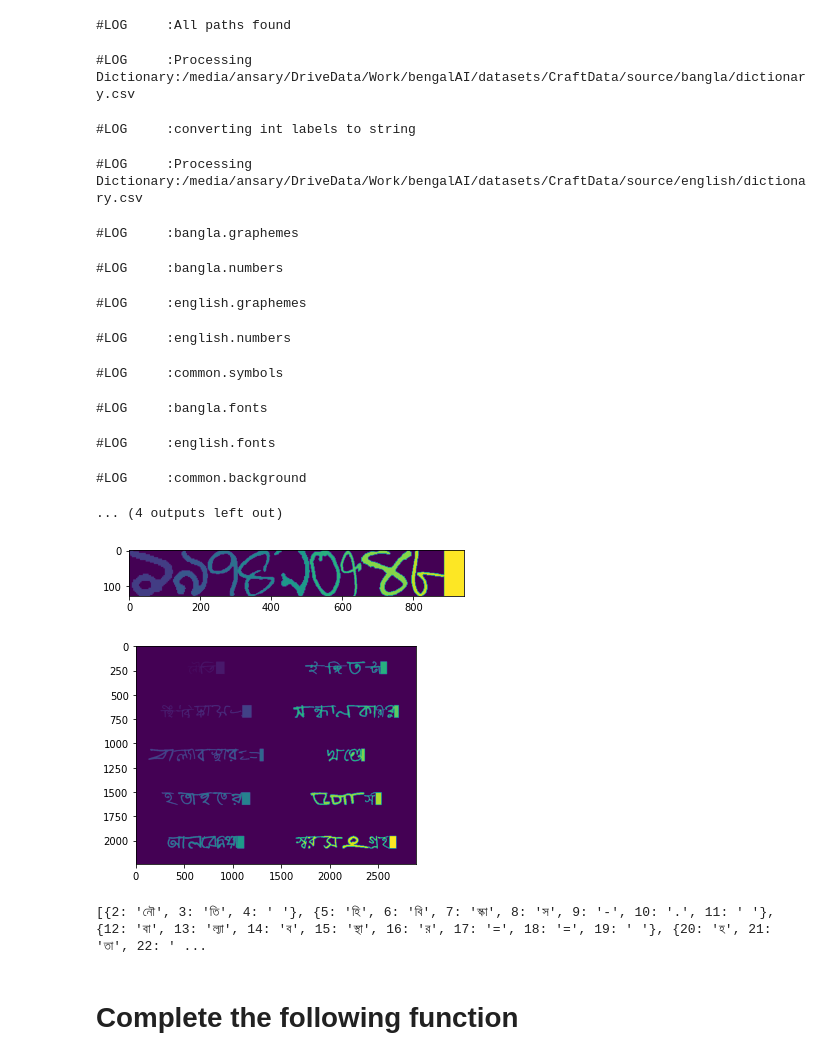
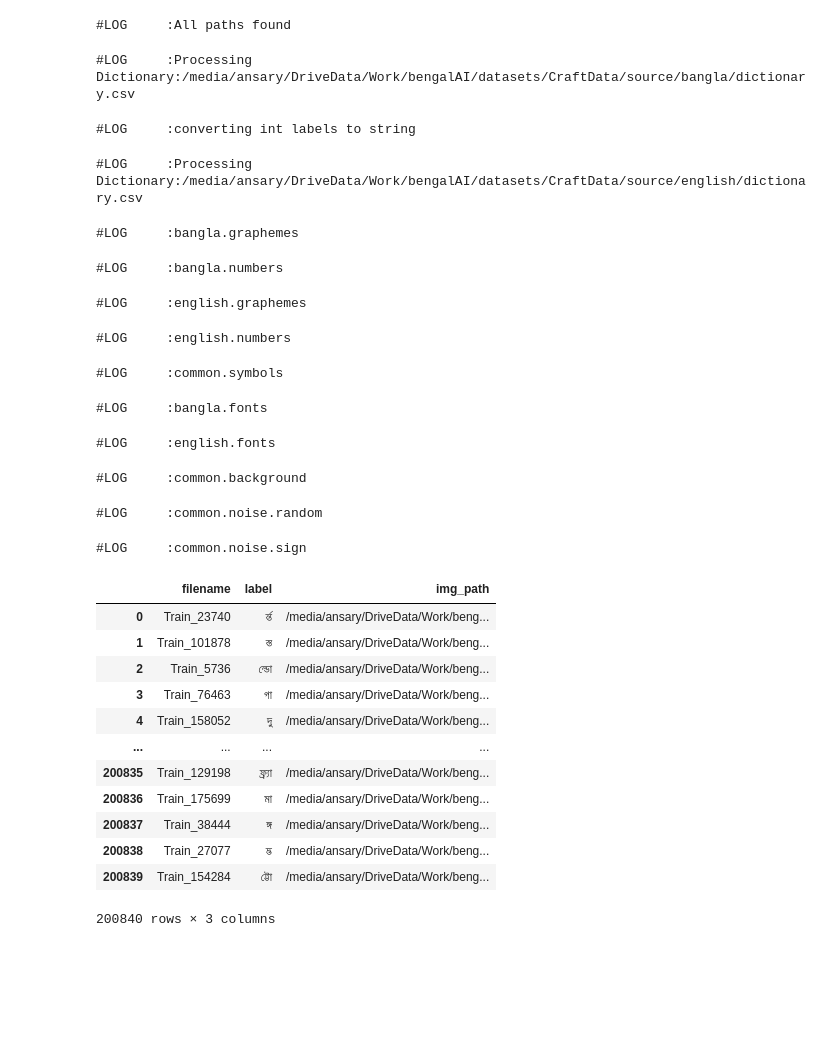
Before and after one commit to mnansary/apsis-detection, a Jupyter notebook: debug_mobassir.ipynb, the cells around one changed output. Saved outputs shown, nothing was run; the diff lists cells and outputs as text; code cells hidden in the pictures; blank space fills up the shorter version.

```diff
--- a/debug_mobassir.ipynb
+++ b/debug_mobassir.ipynb
@@ -2,7 +2,6 @@
 from coreLib.dataset import DataSet
 data_dir       = "/media/ansary/DriveData/Work/bengalAI/datasets/CraftData/source"
 ds=DataSet(data_dir)
-ds.common.symbols.df
 # %% [output]
 #LOG     :All paths found
 #LOG     :Processing Dictionary:/media/ansary/DriveData/Work/bengalAI/datasets/CraftData/source/bangla/dictionary.csv
@@ -16,4 +15,5 @@ ds.common.symbols.df
 #LOG     :bangla.fonts
 #LOG     :english.fonts
 #LOG     :common.background
-... (4 outputs left out)
+#LOG     :common.noise.random
+#LOG     :common.noise.sign
@@ -45,19 +20,22 @@ def padImg(line_img,h_max,w_max):
 # %%
 import matplotlib.pyplot as plt
 %matplotlib inline
 import os
 import cv2
 import numpy as np
-iden=2
-from coreLib.word import create_word
-img,label,iden=create_word(iden,
-                            "bangla",
-                            "handwritten",
-                            "number",
-                            ds,
-                            use_dict=True)
-# max neutralization
-plt.imshow(img)
-plt.show()
+df=ds.bangla.graphemes.df
+df
 # %% [output]
-[figure, removed]
+|  | filename | label | img_path |
+| 0 | Train_23740 | র্ন্ত | /media/ansary/DriveData/Work/beng... |
+| 1 | Train_101878 | স্ত | /media/ansary/DriveData/Work/beng... |
+| 2 | Train_5736 | ল্ডো | /media/ansary/DriveData/Work/beng... |
+| 3 | Train_76463 | গা | /media/ansary/DriveData/Work/beng... |
+| 4 | Train_158052 | দু | /media/ansary/DriveData/Work/beng... |
+| ... | ... | ... | ... |
+| 200835 | Train_129198 | ফ্র্যা | /media/ansary/DriveData/Work/beng... |
+| 200836 | Train_175699 | মা | /media/ansary/DriveData/Work/beng... |
+| 200837 | Train_38444 | ঙ্গ | /media/ansary/DriveData/Work/beng... |
+| 200838 | Train_27077 | দ্ভ | /media/ansary/DriveData/Work/beng... |
+| 200839 | Train_154284 | ট্টো | /media/ansary/DriveData/Work/beng... |
+200840 rows × 3 columns
@@ -95,15 +41,0 @@ for img in imgs:
-# %%
-#random_page_image
-p1=padded[:5]
-p2=padded[5:]
-p1=np.concatenate(p1,axis=0)
-p2=np.concatenate(p2,axis=0)
-page=np.concatenate([p1,p2],axis=1)
-plt.imshow(page)
-plt.show()
-print(labels)
-# %% [output]
-[figure, removed]
-[{2: 'নৌ', 3: 'তি', 4: ' '}, {5: 'হি', 6: 'বি', 7: 'স্কা', 8: 'স', 9: '-', 10: '.', 11: ' '}, {12: 'বা', 13: 'ল্যা', 14: 'ব', 15: 'স্থা', 16: 'র', 17: '=', 18: '=', 19: ' '}, {20: 'হ', 21: 'তা', 22: ' ...
-# %% [markdown]
-# Complete the following function
```
Also changed, not shown: parts of 10 cells of this notebook.
